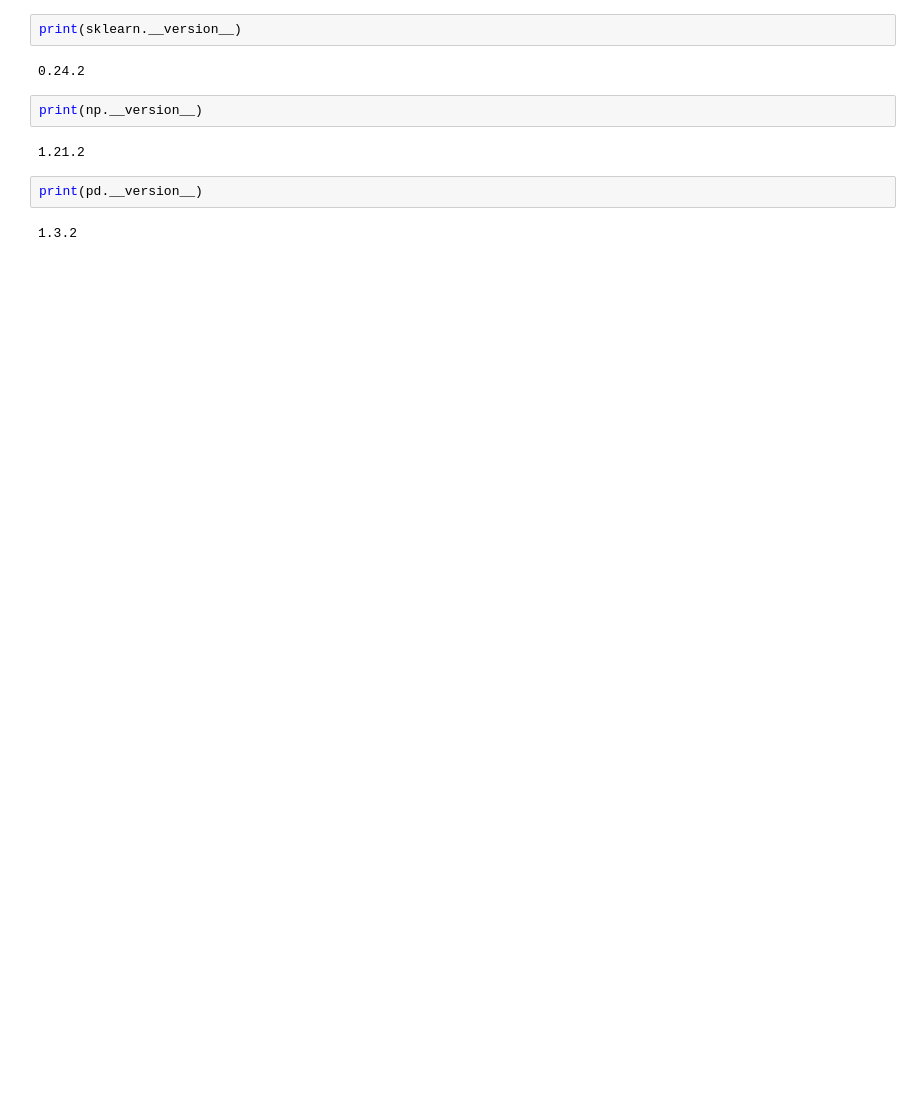
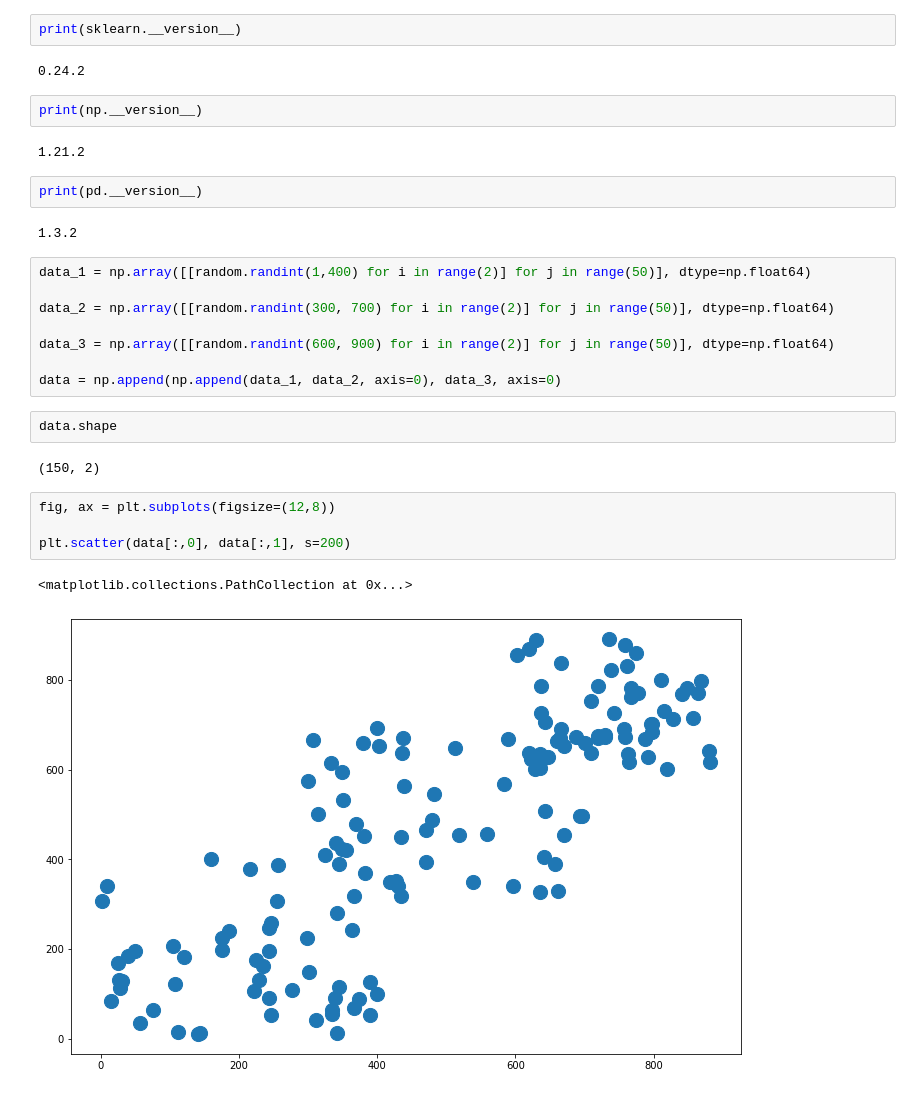
Before and after one commit to Arjunkalidas/data-scientifico, a Jupyter notebook: SimpleKMeansClustering_RandomData.ipynb, the cells around one changed output. Drawn from its saved outputs; the diff is of its cells as text; blank space fills up the shorter version.

```diff
--- a/SimpleKMeansClustering_RandomData.ipynb
+++ b/SimpleKMeansClustering_RandomData.ipynb
@@ -24,3 +24,22 @@ print(np.__version__)
 print(pd.__version__)
 # %% [output]
 1.3.2
+# %%
+data_1 = np.array([[random.randint(1,400) for i in range(2)] for j in range(50)], dtype=np.float64)
+
+data_2 = np.array([[random.randint(300, 700) for i in range(2)] for j in range(50)], dtype=np.float64)
+
+data_3 = np.array([[random.randint(600, 900) for i in range(2)] for j in range(50)], dtype=np.float64)
+
+data = np.append(np.append(data_1, data_2, axis=0), data_3, axis=0)
+# %%
+data.shape
+# %% [output]
+(150, 2)
+# %%
+fig, ax = plt.subplots(figsize=(12,8))
+
+plt.scatter(data[:,0], data[:,1], s=200)
+# %% [output]
+<matplotlib.collections.PathCollection at 0x...>
+[figure, added]
```
Also changed, not shown: parts of 9 cells of this notebook.
